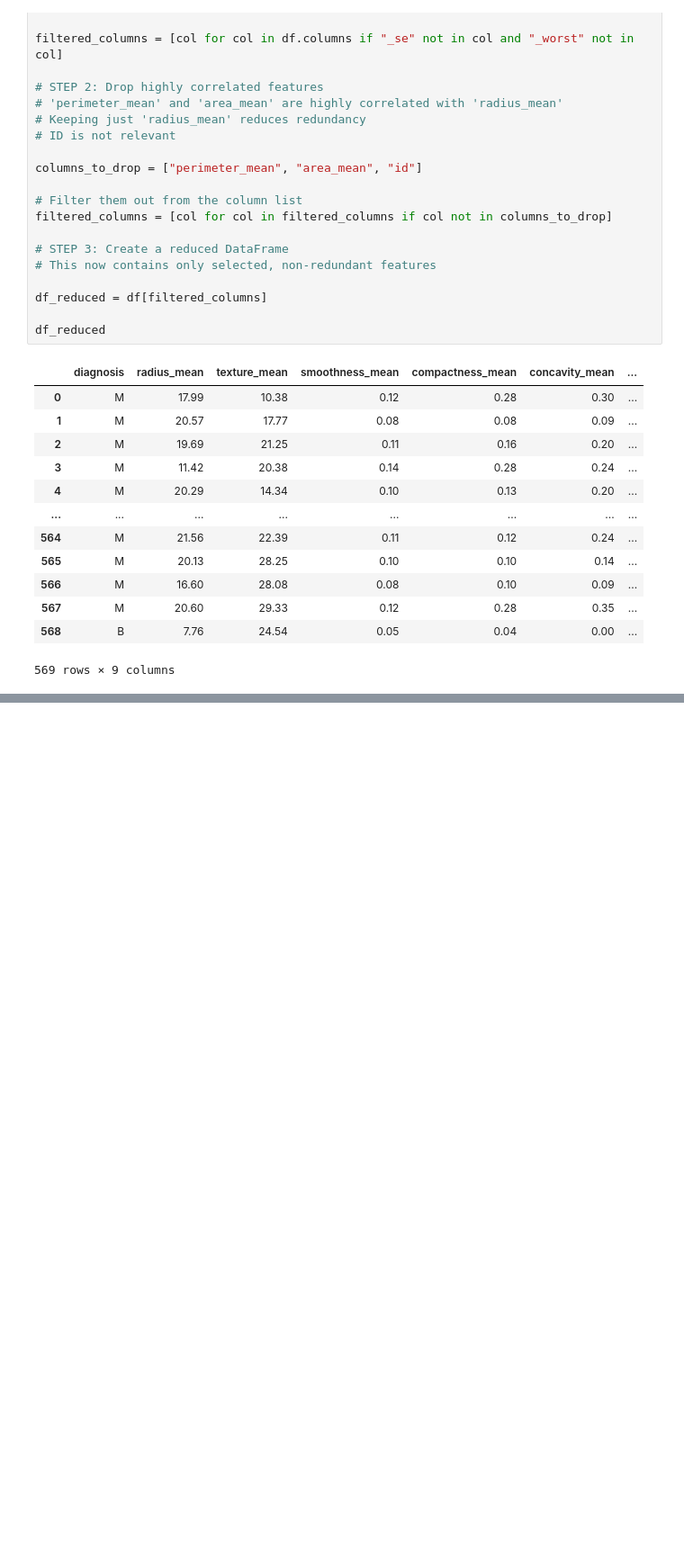
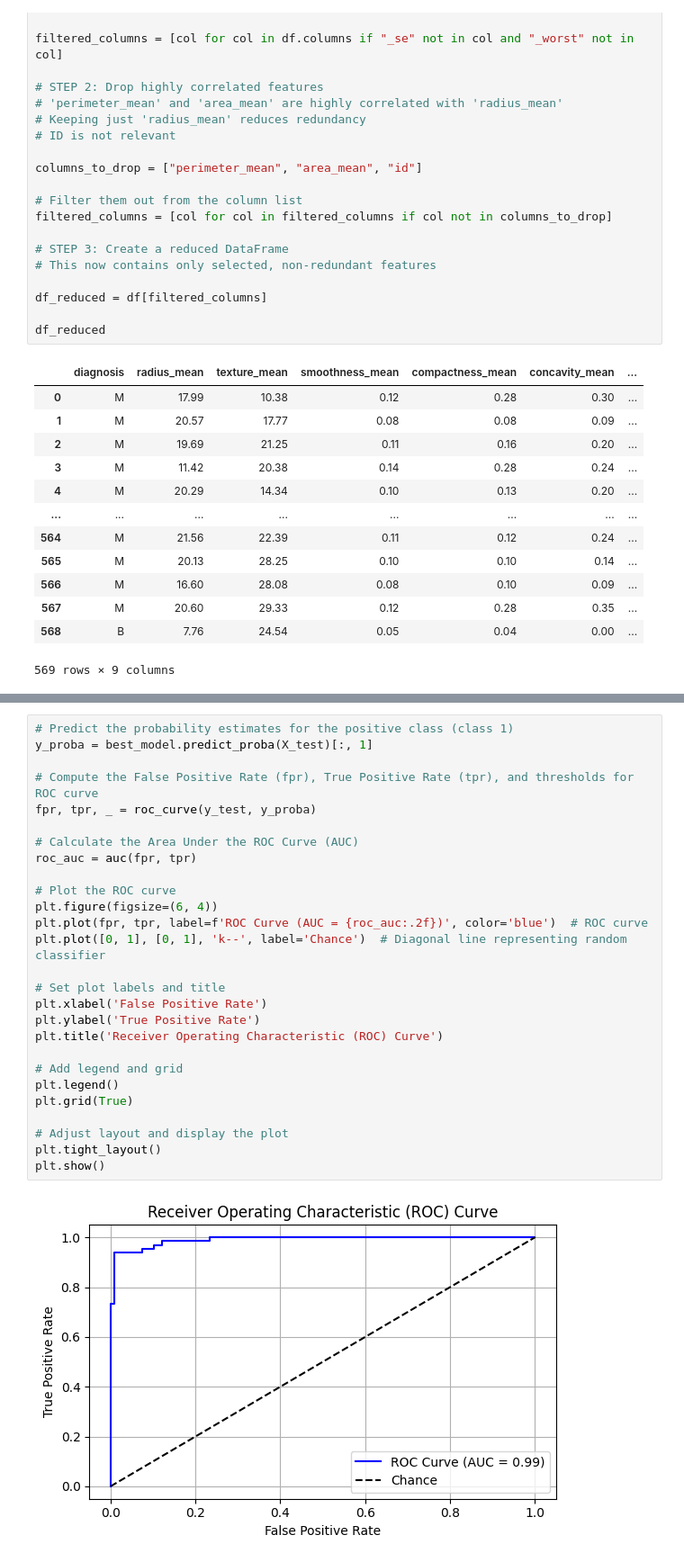
Before and after one commit to murithidenisgitobu/Breast-Cancer-Tumor-Classification-using-SVM, a Jupyter notebook: BREAST_CANCER.IPYNB, the cells around one changed output, grey strips where cells are left out. Shown at 90% size. Cells and saved outputs as stored; diff of their text form; blank space fills up the shorter version.

```diff
--- a/BREAST_CANCER.IPYNB
+++ b/BREAST_CANCER.IPYNB
@@ -428,0 +599,29 @@ df_reduced
+# %%
+# Predict the probability estimates for the positive class (class 1)
+y_proba = best_model.predict_proba(X_test)[:, 1]
+
+# Compute the False Positive Rate (fpr), True Positive Rate (tpr), and thresholds for ROC curve
+fpr, tpr, _ = roc_curve(y_test, y_proba)
+
+# Calculate the Area Under the ROC Curve (AUC)
+roc_auc = auc(fpr, tpr)
+
+# Plot the ROC curve
+plt.figure(figsize=(6, 4))
+plt.plot(fpr, tpr, label=f'ROC Curve (AUC = {roc_auc:.2f})', color='blue')  # ROC curve
+plt.plot([0, 1], [0, 1], 'k--', label='Chance')  # Diagonal line representing random classifier
+
+# Set plot labels and title
+plt.xlabel('False Positive Rate')
+plt.ylabel('True Positive Rate')
+plt.title('Receiver Operating Characteristic (ROC) Curve')
+
+# Add legend and grid
+plt.legend()
+plt.grid(True)
+
+# Adjust layout and display the plot
+plt.tight_layout()
+plt.show()
+# %% [output]
+[figure, added]
```
Also changed, not shown: parts of 11 cells of this notebook, 1 other file.
